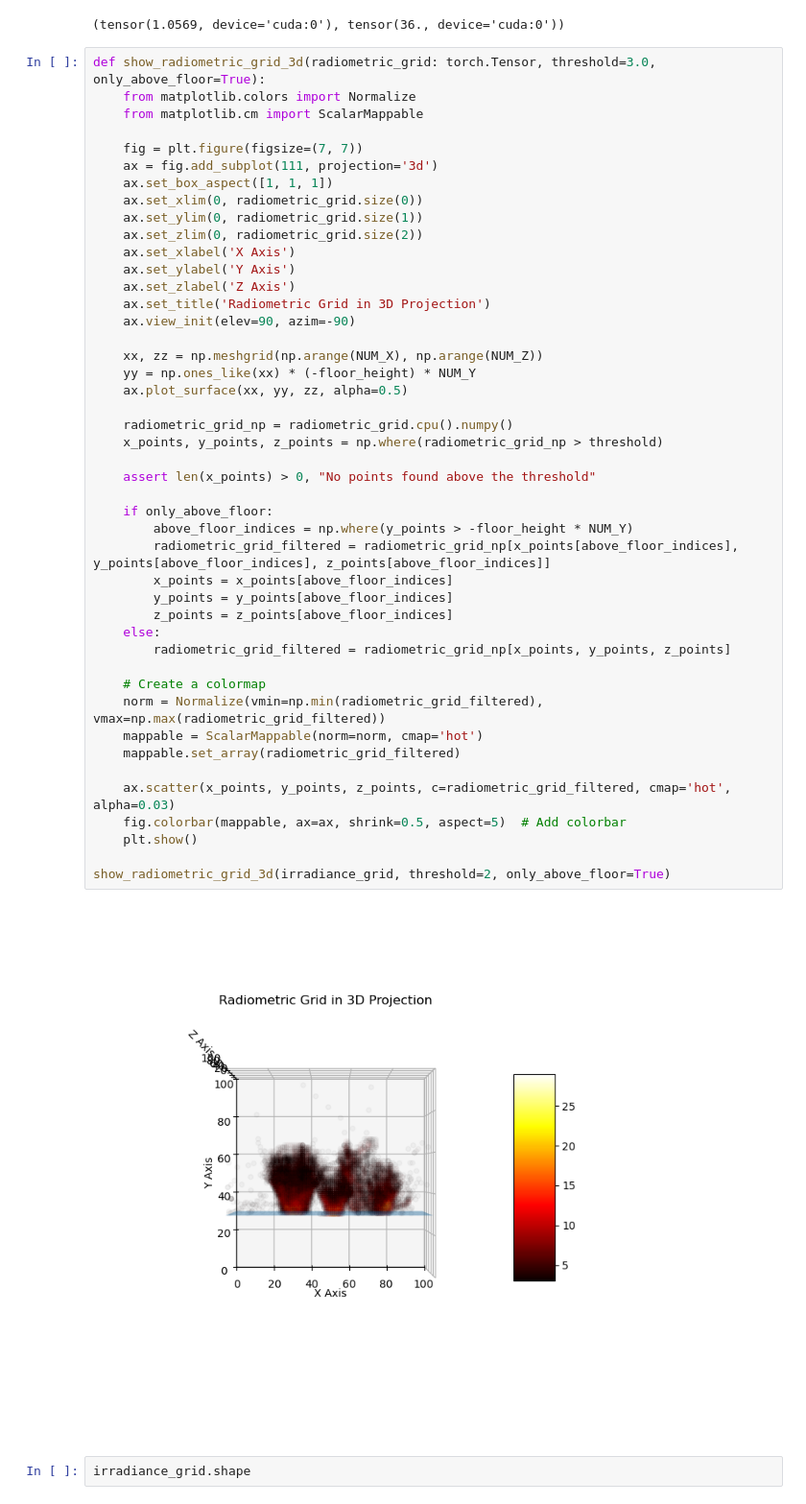
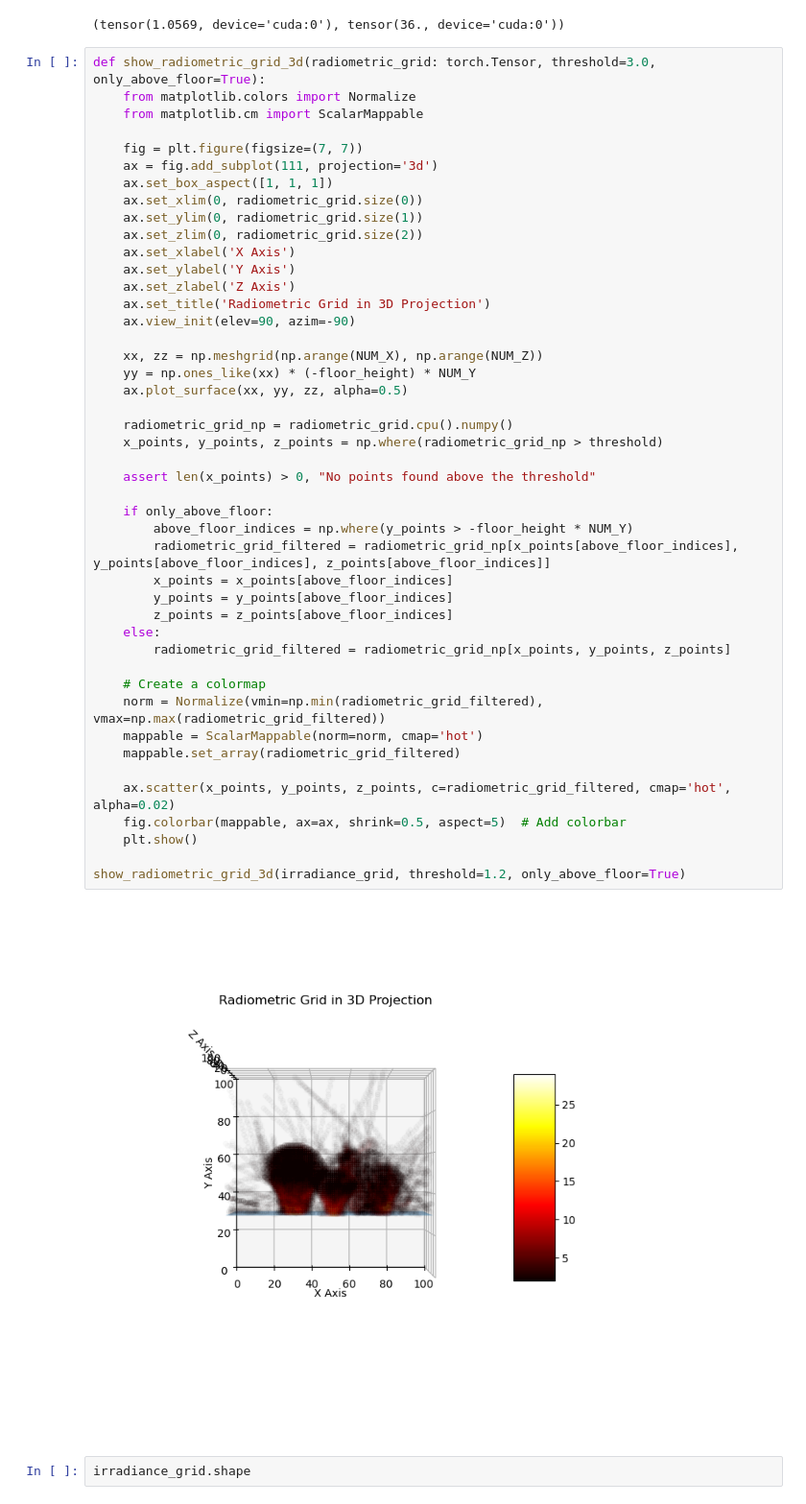
Before and after one commit to swirling-wind/Eikonal-Voxel-Rendering, a Jupyter notebook: main.ipynb, the cells around one changed output. Shown at 96% size. Drawn from its saved outputs; the diff is of its cells as text.

```diff
--- a/main.ipynb
+++ b/main.ipynb
@@ -321,36 +321,36 @@ def show_radiometric_grid_3d(radiometric_grid: torch.Tensor, threshold=3.0, only
     ax.set_title('Radiometric Grid in 3D Projection')
     ax.view_init(elev=90, azim=-90)
 
     xx, zz = np.meshgrid(np.arange(NUM_X), np.arange(NUM_Z))
     yy = np.ones_like(xx) * (-floor_height) * NUM_Y
     ax.plot_surface(xx, yy, zz, alpha=0.5)
 
     radiometric_grid_np = radiometric_grid.cpu().numpy()
     x_points, y_points, z_points = np.where(radiometric_grid_np > threshold)
 
     assert len(x_points) > 0, "No points found above the threshold"
 
     if only_above_floor:
         above_floor_indices = np.where(y_points > -floor_height * NUM_Y)
         radiometric_grid_filtered = radiometric_grid_np[x_points[above_floor_indices], y_points[above_floor_indices], z_points[above_floor_indices]]
         x_points = x_points[above_floor_indices]
         y_points = y_points[above_floor_indices]
         z_points = z_points[above_floor_indices]
     else:
         radiometric_grid_filtered = radiometric_grid_np[x_points, y_points, z_points]
 
     # Create a colormap
     norm = Normalize(vmin=np.min(radiometric_grid_filtered), vmax=np.max(radiometric_grid_filtered))
     mappable = ScalarMappable(norm=norm, cmap='hot')
     mappable.set_array(radiometric_grid_filtered)
 
-    ax.scatter(x_points, y_points, z_points, c=radiometric_grid_filtered, cmap='hot', alpha=0.03)
+    ax.scatter(x_points, y_points, z_points, c=radiometric_grid_filtered, cmap='hot', alpha=0.02)
     fig.colorbar(mappable, ax=ax, shrink=0.5, aspect=5)  # Add colorbar
     plt.show()
 
-show_radiometric_grid_3d(irradiance_grid, threshold=2, only_above_floor=True)
+show_radiometric_grid_3d(irradiance_grid, threshold=1.2, only_above_floor=True)
 # %% [output]
-[figure, old version]
+[figure, new version]
 # %%
 irradiance_grid.shape
 # %% [output]
```
Also changed, not shown: parts of 5 cells of this notebook, 3 other files.
